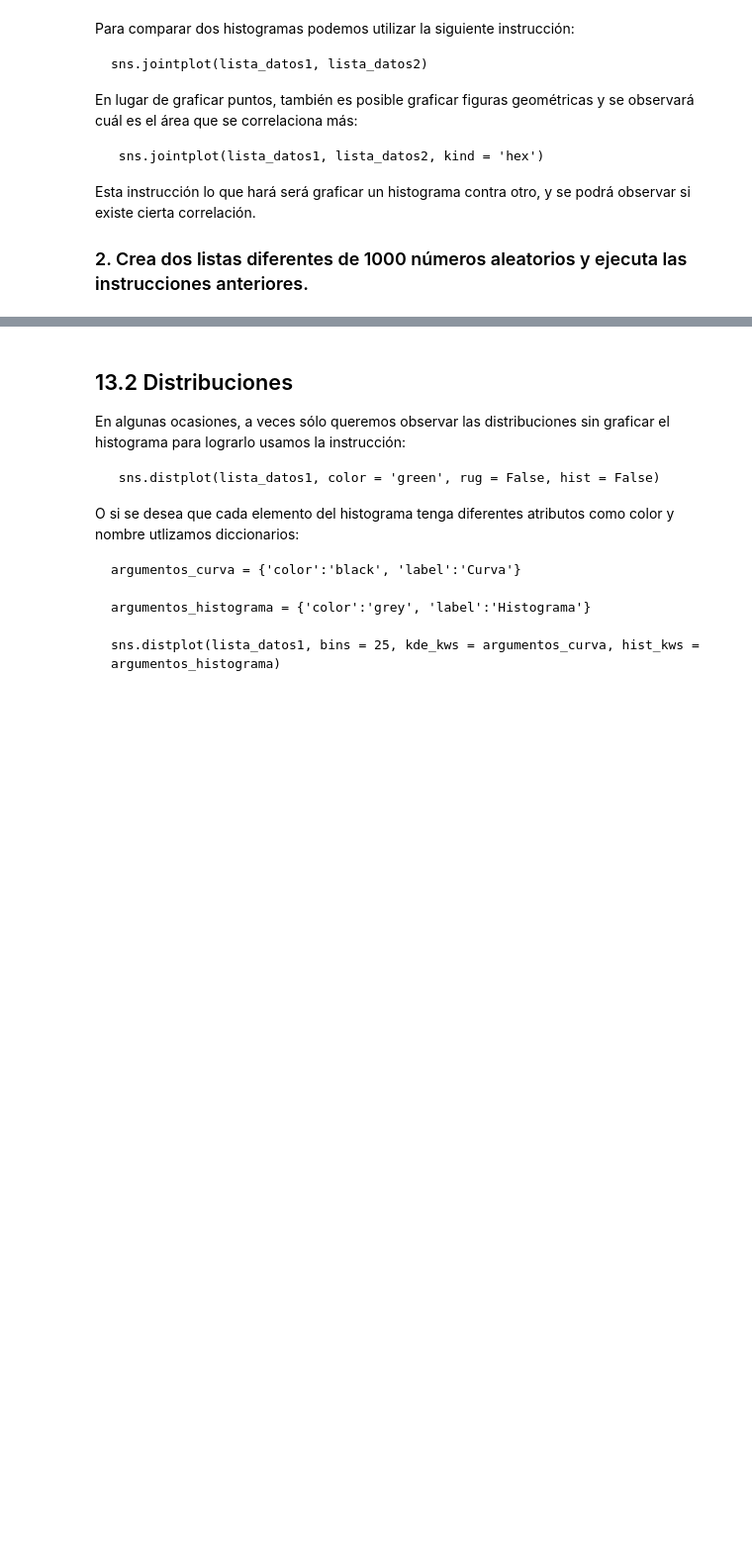
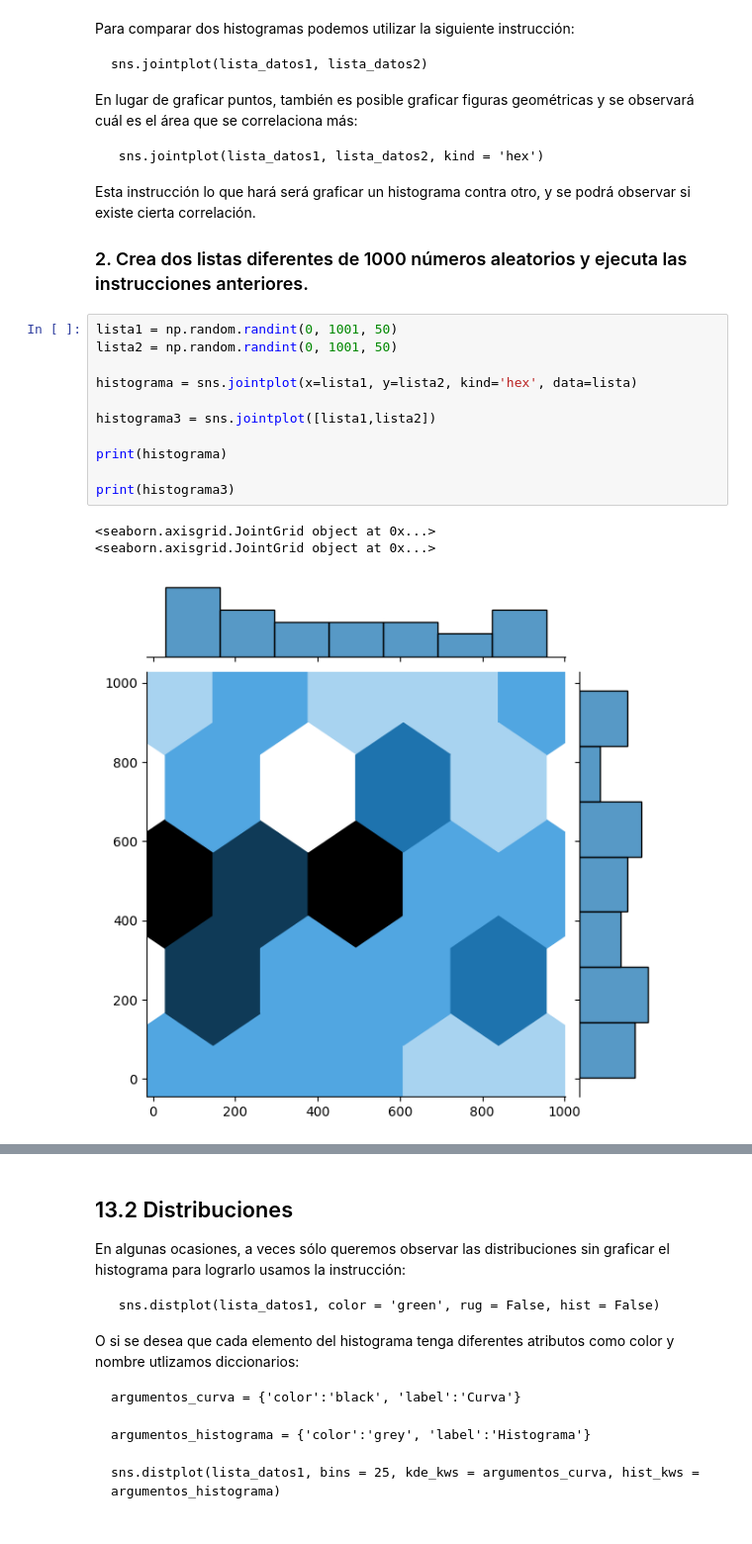
Before and after one commit to HappyFacell/Aprendizaje_maquina, a Jupyter notebook: NB 13 Seaborn y Matplotlib-BLANK2.ipynb, the cells around one changed output, grey strips where cells are left out. Shown at 99% size. Drawn from its saved outputs; the diff is of its cells as text; blank space fills up the shorter version.

```diff
--- a/NB 13 Seaborn y Matplotlib-BLANK2.ipynb
+++ b/NB 13 Seaborn y Matplotlib-BLANK2.ipynb
@@ -52,3 +73,18 @@ Esta instrucción lo que hará será graficar un histograma contra otro, y se po
 
 
 ### 2. Crea dos listas diferentes de 1000 números aleatorios y ejecuta las instrucciones anteriores.
+# %%
+lista1 = np.random.randint(0, 1001, 50)
+lista2 = np.random.randint(0, 1001, 50)
+
+histograma = sns.jointplot(x=lista1, y=lista2, kind='hex', data=lista)
+
+histograma3 = sns.jointplot([lista1,lista2])
+
+print(histograma)
+
+print(histograma3)
+# %% [output]
+<seaborn.axisgrid.JointGrid object at 0x...>
+<seaborn.axisgrid.JointGrid object at 0x...>
+[figure, added]
```
Also changed, not shown: parts of 8 cells of this notebook, 4 other files.
